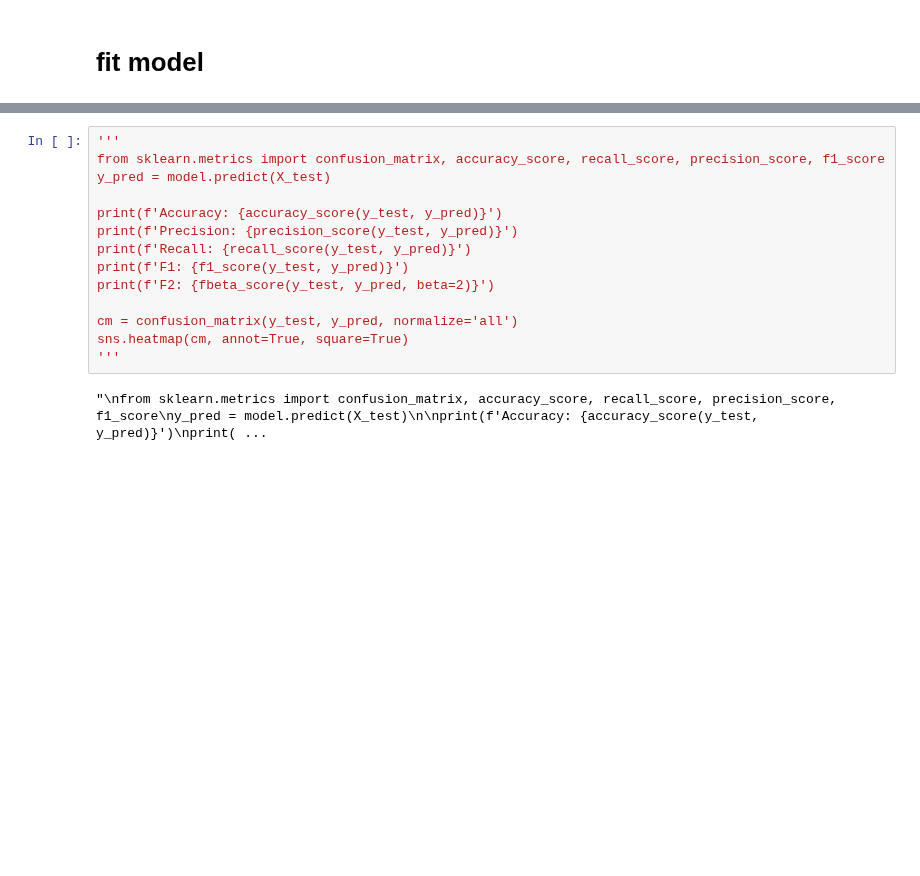
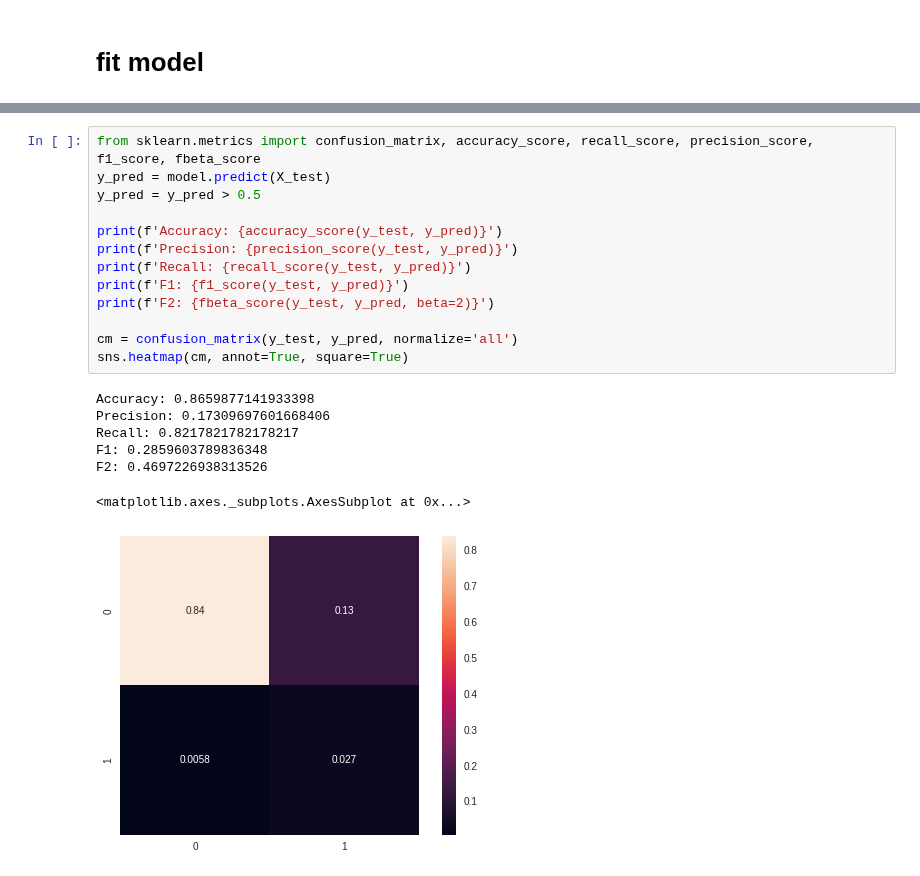
Before and after one commit to sdysch/diabetes-ml, a Jupyter notebook: notebooks/hypo_prediction/FFNN.ipynb, the cells around one changed output, grey strips where cells are left out. Saved outputs shown, nothing was run; the diff lists cells and outputs as text; blank space fills up the shorter version.

```diff
--- a/notebooks/hypo_prediction/FFNN.ipynb
+++ b/notebooks/hypo_prediction/FFNN.ipynb
@@ -358,16 +345,21 @@ ax[2].legend(loc='best')
 # %%
-'''
-from sklearn.metrics import confusion_matrix, accuracy_score, recall_score, precision_score, f1_score
+from sklearn.metrics import confusion_matrix, accuracy_score, recall_score, precision_score, f1_score, fbeta_score
 y_pred = model.predict(X_test)
+y_pred = y_pred > 0.5
 
 print(f'Accuracy: {accuracy_score(y_test, y_pred)}')
 print(f'Precision: {precision_score(y_test, y_pred)}')
 print(f'Recall: {recall_score(y_test, y_pred)}')
 print(f'F1: {f1_score(y_test, y_pred)}')
 print(f'F2: {fbeta_score(y_test, y_pred, beta=2)}')
 
 cm = confusion_matrix(y_test, y_pred, normalize='all')
 sns.heatmap(cm, annot=True, square=True)
-'''
 # %% [output]
-"\nfrom sklearn.metrics import confusion_matrix, accuracy_score, recall_score, precision_score, f1_score\ny_pred = model.predict(X_test)\n\nprint(f'Accuracy: {accuracy_score(y_test, y_pred)}')\nprint( ...
+Accuracy: 0.8659877141933398
+Precision: 0.17309697601668406
+Recall: 0.8217821782178217
+F1: 0.2859603789836348
+F2: 0.4697226938313526
+<matplotlib.axes._subplots.AxesSubplot at 0x...>
+[figure, added]
```
Also changed, not shown: parts of 9 cells of this notebook, 1 other file.
